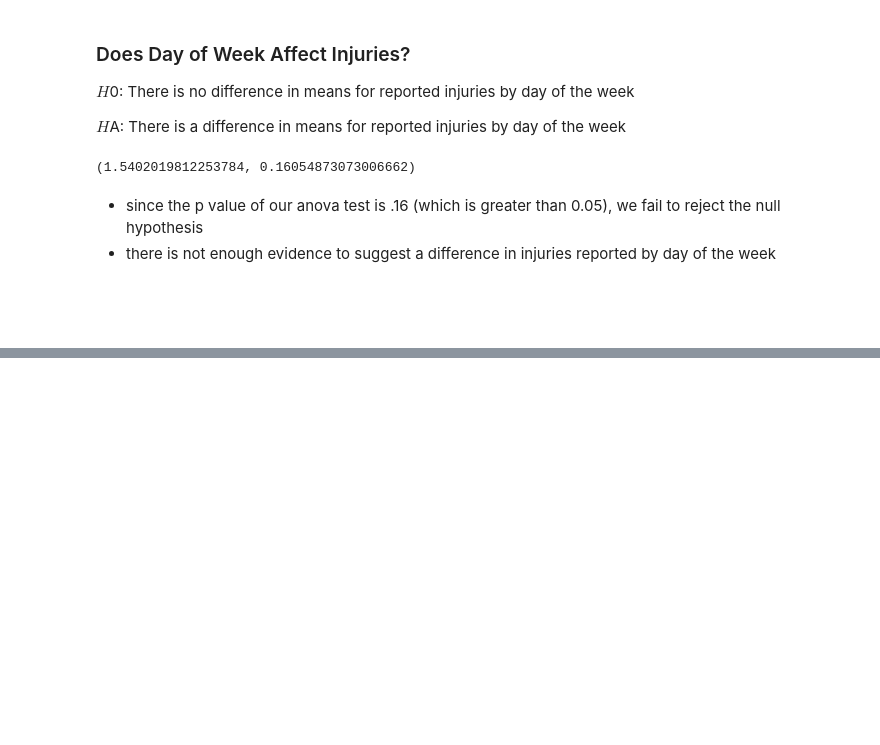
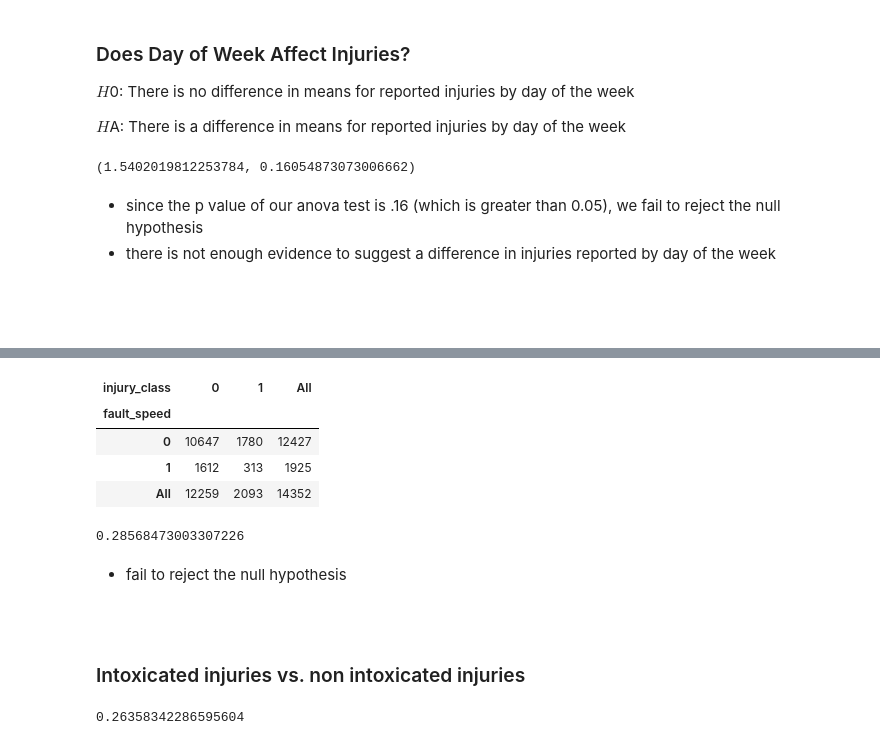
Before and after one commit to RAXR-Capstone/project_danger_zone, a Jupyter notebook: work_space/AnnaWorkspace/anna_explore.ipynb, the cells around one changed output, grey strips where cells are left out. Cells and saved outputs as stored; diff of their text form; code cells hidden in the pictures; blank space fills up the shorter version.

```diff
--- a/work_space/AnnaWorkspace/anna_explore.ipynb
+++ b/work_space/AnnaWorkspace/anna_explore.ipynb
@@ -265,0 +407,28 @@ f,p
+# %%
+observed = pd.crosstab(train.fault_speed, train.injury_class, margins = True)
+observed
+# %% [output]
+| injury_class | 0 | 1 | All |
+| fault_speed |  |  |  |
+| 0 | 10647 | 1780 | 12427 |
+| 1 | 1612 | 313 | 1925 |
+| All | 12259 | 2093 | 14352 |
+# %%
+chi2, p, degf, expected = stats.chi2_contingency(observed)
+p
+# %% [output]
+0.28568473003307226
+# %% [markdown]
+- fail to reject the null hypothesis
+
+<br>
+# %% [markdown]
+### Intoxicated injuries vs. non intoxicated injuries
+# %%
+observed = pd.crosstab(train.fault_intoxication, train.injury_class, margins = True)
+observed
+
+chi2, p, degf, expected = stats.chi2_contingency(observed)
+p
+# %% [output]
+0.26358342286595604
```
Also changed, not shown: parts of 25 cells of this notebook.
